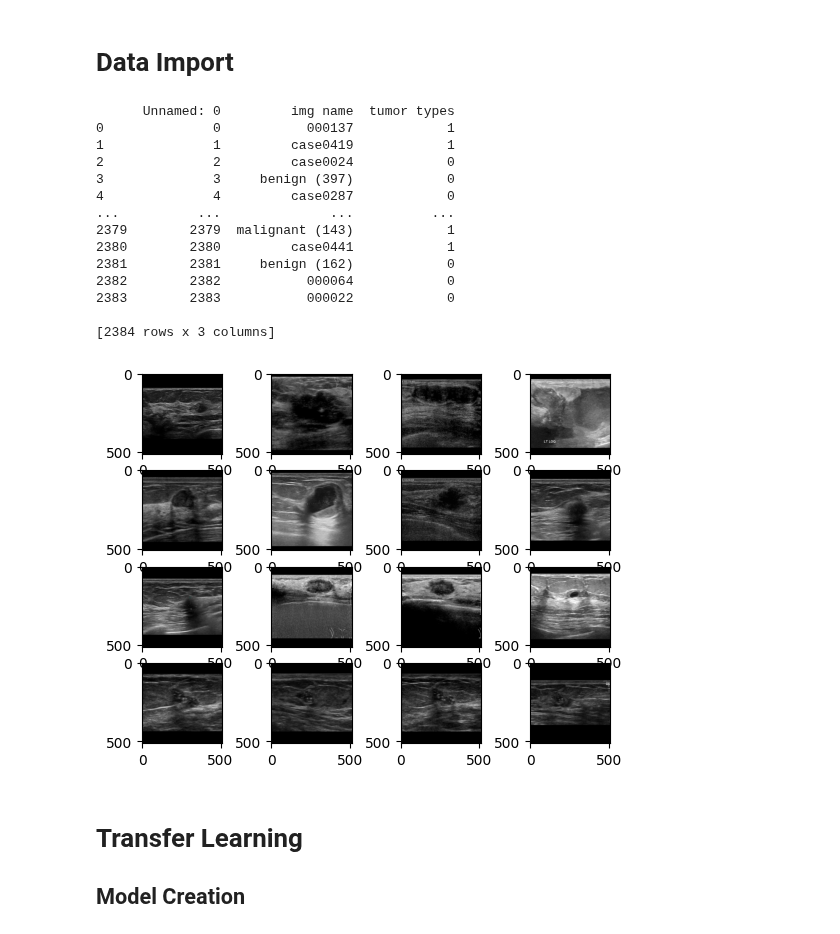
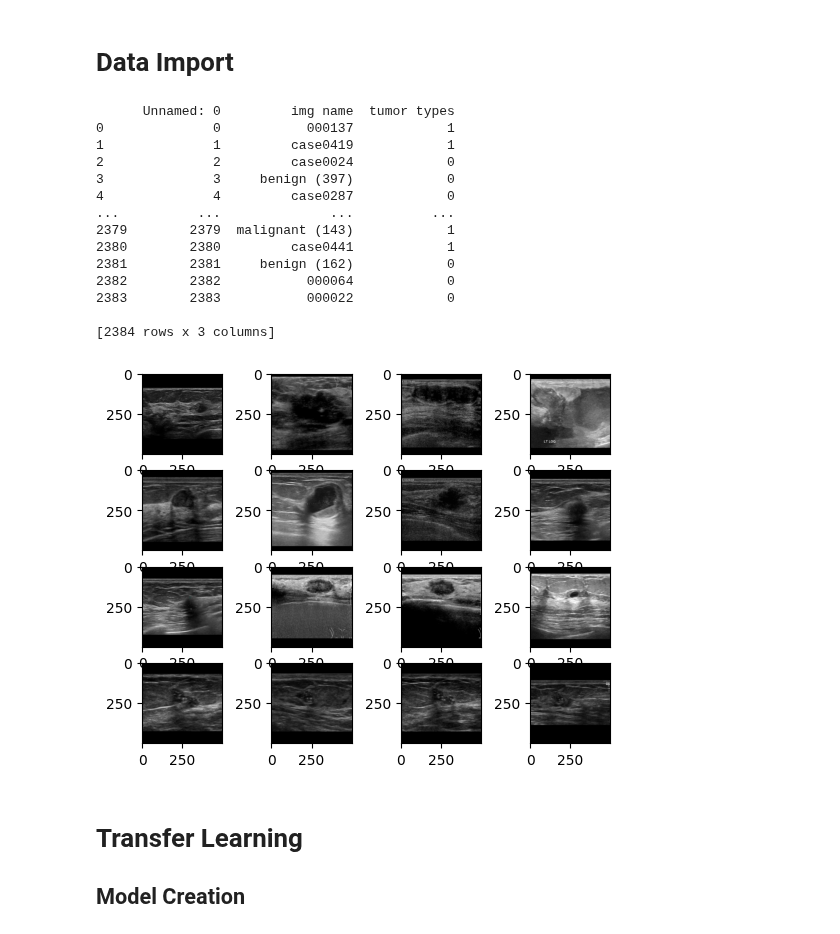
Before and after one commit to SethCram/CS474-Deep-Learning, a Jupyter notebook: HW4/HW4_CNN_Cancer.ipynb, the cells around one changed output. Cells and saved outputs as stored; diff of their text form; code cells hidden in the pictures.

```diff
--- a/HW4/HW4_CNN_Cancer.ipynb
+++ b/HW4/HW4_CNN_Cancer.ipynb
@@ -45,8 +46,8 @@ print(df)
 training_imgs_path = 'trainImgs/'
 test_imgs_path = 'testImgs/'
 
-targetWidth = 512
-targetHeight = 512
+targetWidth = 500 #512
+targetHeight = 500 #512
 
 # store training and test imgs greyscaled
 x_train = np.array([
@@ -60,34 +61,34 @@ x_test = np.array([
             cv.resize( #resize to desired size
                 cv.imread(test_imgs_path + str(i) + ".png"),
                 dsize=(targetWidth, targetHeight),
             )
             for i in range(1248)
     ])
 
 #store whether benign (0?) or malignant (1?)
 y_train = np.array([row[2] for row in df.values], dtype='float32')
 
 nImg = 4
 for i in range(nImg*nImg):
     plt.subplot(nImg, nImg, i+1)
     plt.imshow(x_train[i])
 plt.show()
 # %% [output]
       Unnamed: 0         img name  tumor types
 0              0           000137            1
 1              1         case0419            1
 2              2         case0024            0
 3              3     benign (397)            0
 4              4         case0287            0
 ...          ...              ...          ...
 2379        2379  malignant (143)            1
 2380        2380         case0441            1
 2381        2381     benign (162)            0
 2382        2382           000064            0
 2383        2383           000022            0
 
 [2384 rows x 3 columns]
-[figure, old version]
+[figure, new version]
 # %% [markdown]
 # Transfer Learning
 ## Model Creation
```
Also changed, not shown: parts of 7 cells of this notebook, 2 other files.
